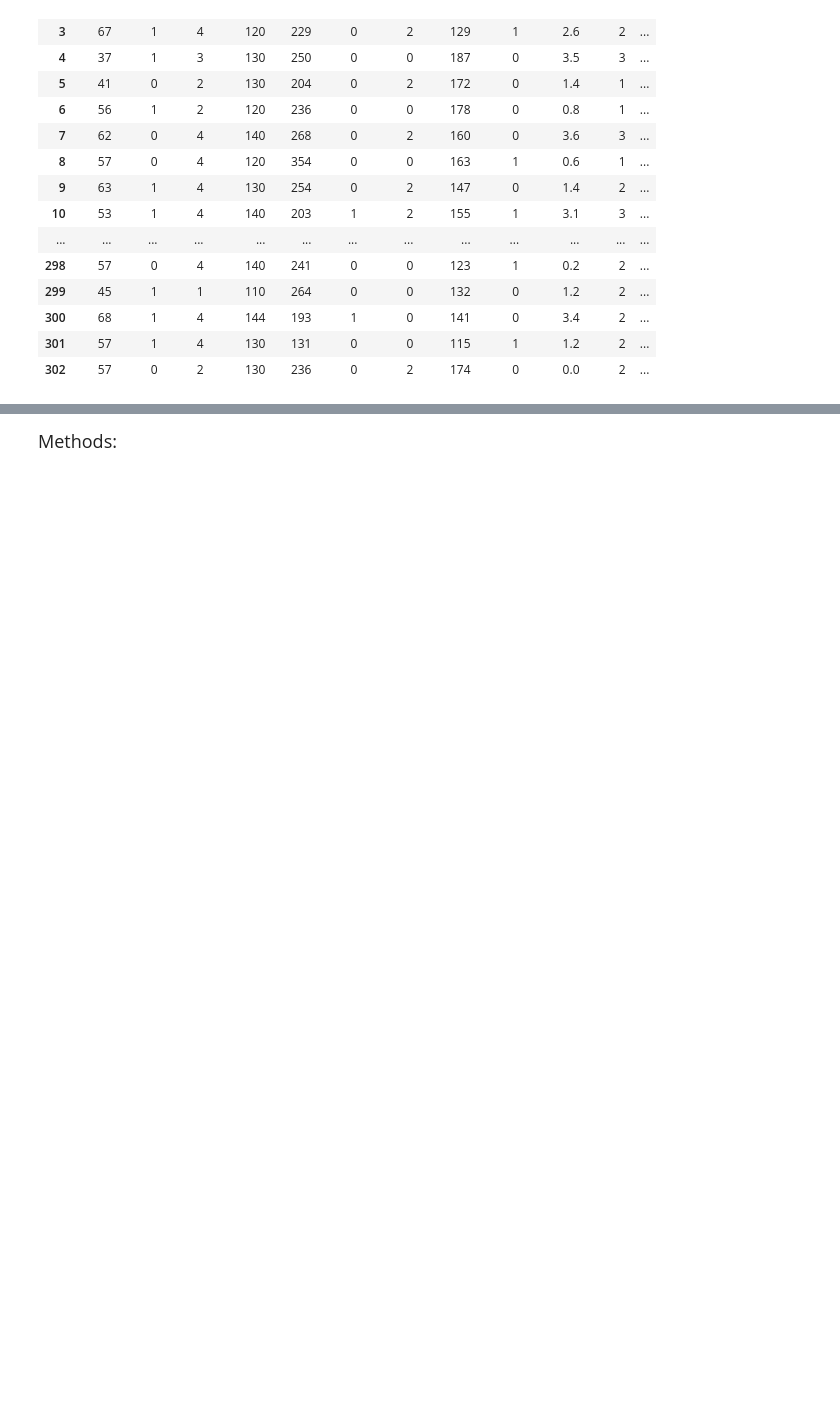
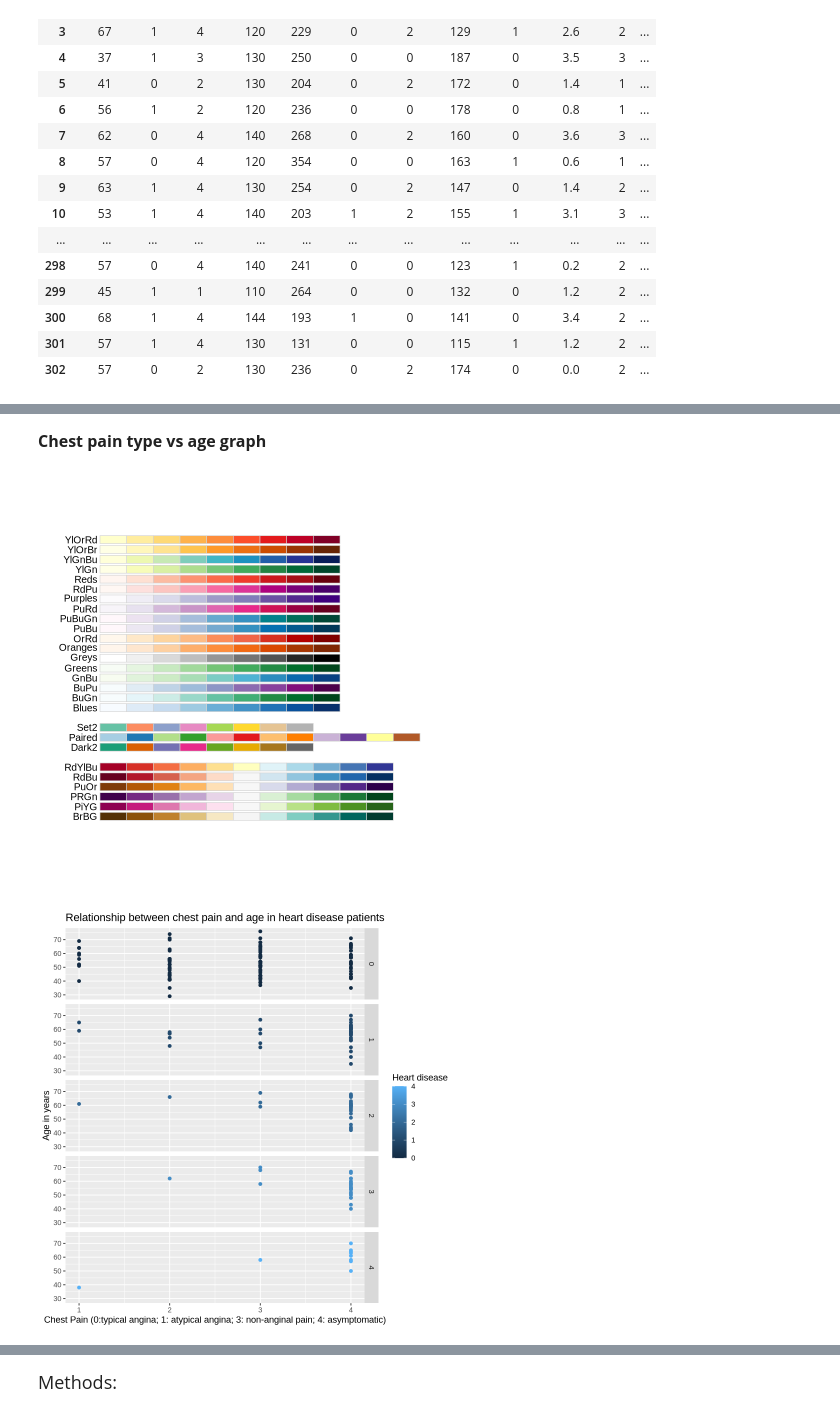
Before and after one commit to Kuiyun24z/DSCI-100-Project-, a Jupyter notebook: Proposal.ipynb, the cells around one changed output, grey strips where cells are left out. Saved outputs shown, nothing was run; the diff lists cells and outputs as text; code cells hidden in the pictures; blank space fills up the shorter version.

```diff
--- a/Proposal.ipynb
+++ b/Proposal.ipynb
@@ -204,0 +159,5 @@ argument.
+# %%
+heart_cp_age_chart <- table_data |>
+group_by(target) |>
+summarise(across(c(cp, age)))
+heart_cp_age_chart
@@ -204,0 +192,14 @@ argument.
+# %% [markdown]
+<font size="3">**Chest pain type vs age graph**</font>
+# %%
+library(RColorBrewer)
+display.brewer.all(colorblindFriendly = TRUE)
+
+heart_cp_age_plot<- ggplot(heart_cp_age_chart, aes(x = cp, y= age, color= target)) +
+geom_point()+labs(x = "Chest Pain (0:typical angina; 1: atypical angina; 3: non-anginal pain; 4: asymptomatic)", y = "Age in years",
+                  title = "Relationship between chest pain and age in heart disease patients", color = "Heart disease")+
+facet_grid(rows=vars(target))
+heart_cp_age_plot
+# %% [output]
+[figure, added]
+[figure, added]
```
Also changed, not shown: parts of 18 cells of this notebook.
